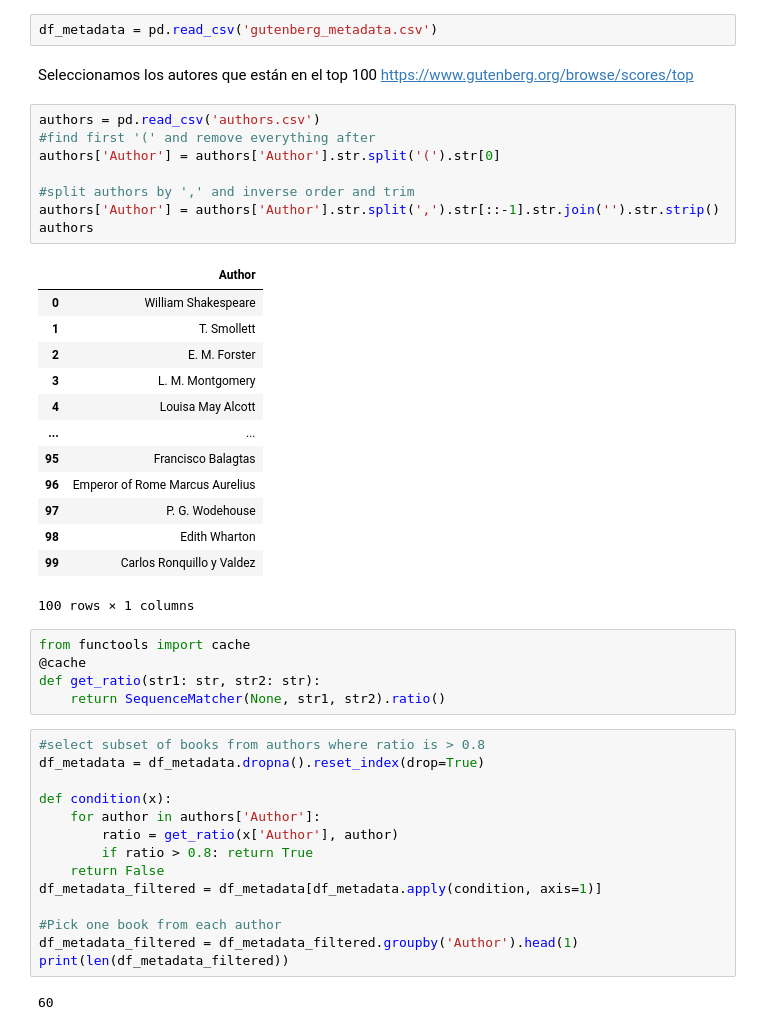
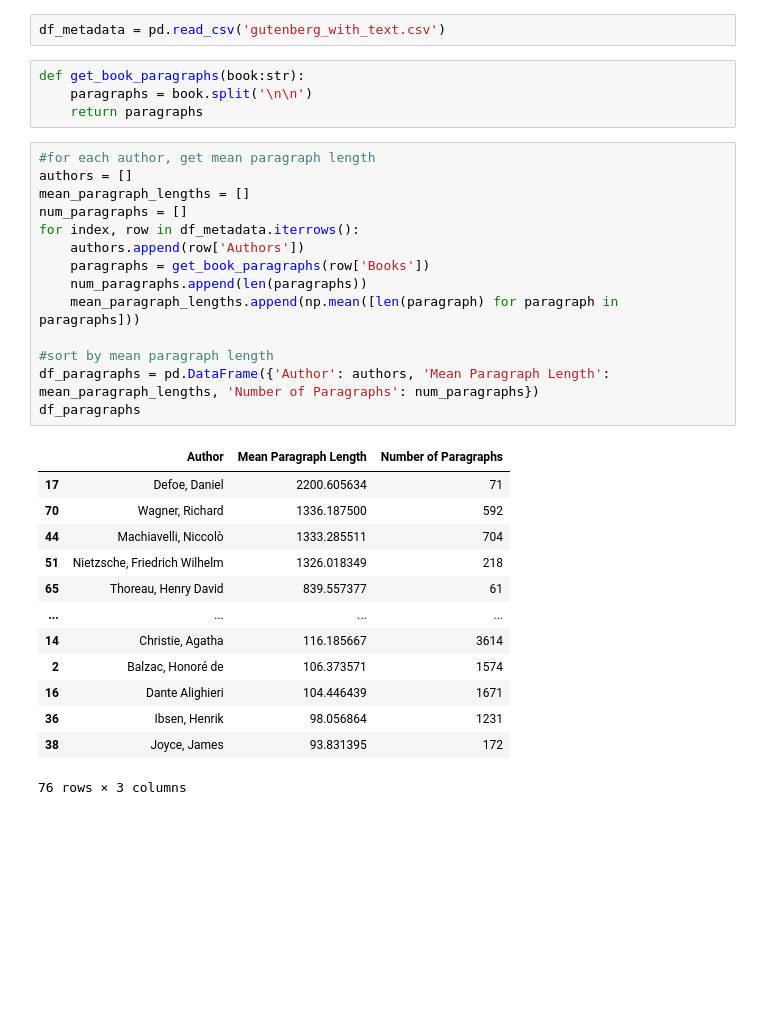
Before and after one commit to camilaborinsky/NLP-books, a Jupyter notebook: eda.ipynb, the cells around one changed output. Saved outputs shown, nothing was run; the diff lists cells and outputs as text; blank space fills up the shorter version.

```diff
--- a/eda.ipynb
+++ b/eda.ipynb
@@ -6,48 +4,34 @@ from difflib import SequenceMatcher
 # %%
-df_metadata = pd.read_csv('gutenberg_metadata.csv')
+df_metadata = pd.read_csv('gutenberg_with_text.csv')
-# %% [markdown]
-Seleccionamos los autores que están en el top 100
-https://www.gutenberg.org/browse/scores/top
-# %%
-authors = pd.read_csv('authors.csv')
-#find first '(' and remove everything after
-authors['Author'] = authors['Author'].str.split('(').str[0]
-
-#split authors by ',' and inverse order and trim
-authors['Author'] = authors['Author'].str.split(',').str[::-1].str.join('').str.strip()
-authors
-# %% [output]
-|  | Author |
-| 0 | William Shakespeare |
-| 1 | T. Smollett |
-| 2 | E. M. Forster |
-| 3 | L. M. Montgomery |
-| 4 | Louisa May Alcott |
-| ... | ... |
-| 95 | Francisco Balagtas |
-| 96 | Emperor of Rome Marcus Aurelius |
-| 97 | P. G. Wodehouse |
-| 98 | Edith Wharton |
-| 99 | Carlos Ronquillo y Valdez |
-100 rows × 1 columns
-# %%
-from functools import cache
-@cache
-def get_ratio(str1: str, str2: str):
-    return SequenceMatcher(None, str1, str2).ratio()
-# %%
-#select subset of books from authors where ratio is > 0.8
-df_metadata = df_metadata.dropna().reset_index(drop=True)
-
-def condition(x):
-    for author in authors['Author']:
-        ratio = get_ratio(x['Author'], author)
-        if ratio > 0.8: return True
-    return False
-df_metadata_filtered = df_metadata[df_metadata.apply(condition, axis=1)]
-
-#Pick one book from each author
-df_metadata_filtered = df_metadata_filtered.groupby('Author').head(1)
-print(len(df_metadata_filtered))
-# %% [output]
-60
+# %%
+def get_book_paragraphs(book:str):
+    paragraphs = book.split('\n\n')
+    return paragraphs
+# %%
+#for each author, get mean paragraph length
+authors = []
+mean_paragraph_lengths = []
+num_paragraphs = []
+for index, row in df_metadata.iterrows():
+    authors.append(row['Authors'])
+    paragraphs = get_book_paragraphs(row['Books'])
+    num_paragraphs.append(len(paragraphs))
+    mean_paragraph_lengths.append(np.mean([len(paragraph) for paragraph in paragraphs]))
+
+#sort by mean paragraph length
+df_paragraphs = pd.DataFrame({'Author': authors, 'Mean Paragraph Length': mean_paragraph_lengths, 'Number of Paragraphs': num_paragraphs})
+df_paragraphs
+# %% [output]
+|  | Author | Mean Paragraph Length | Number of Paragraphs |
+| 17 | Defoe, Daniel | 2200.605634 | 71 |
+| 70 | Wagner, Richard | 1336.187500 | 592 |
+| 44 | Machiavelli, Niccolò | 1333.285511 | 704 |
+| 51 | Nietzsche, Friedrich Wilhelm | 1326.018349 | 218 |
+| 65 | Thoreau, Henry David | 839.557377 | 61 |
+| ... | ... | ... | ... |
+| 14 | Christie, Agatha | 116.185667 | 3614 |
+| 2 | Balzac, Honoré de | 106.373571 | 1574 |
+| 16 | Dante Alighieri | 104.446439 | 1671 |
+| 36 | Ibsen, Henrik | 98.056864 | 1231 |
+| 38 | Joyce, James | 93.831395 | 172 |
+76 rows × 3 columns
```
Also changed, not shown: parts of 5 cells of this notebook, 5 other files.
